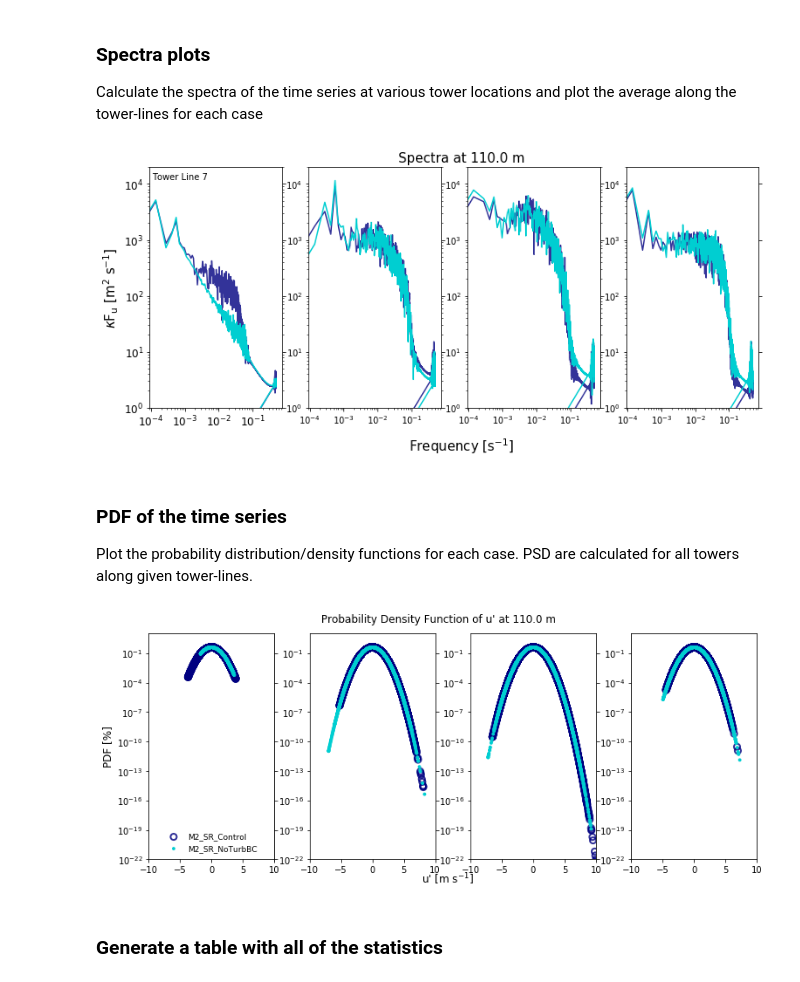
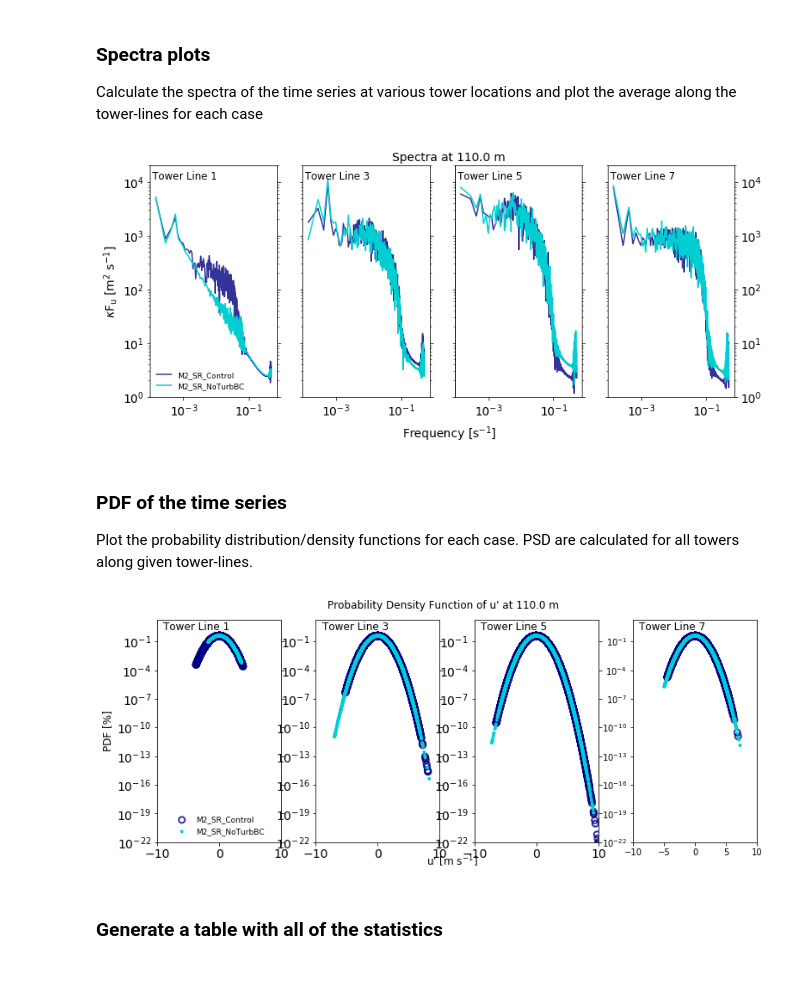
Before and after one commit to hawbecker/publications, a Jupyter notebook: ComplexTerrainNotebook.ipynb, the cells around one changed output. Cells and saved outputs as stored; diff of their text form; code cells hidden in the pictures.

Commit message:
Added labels and legends to all plots

```diff
--- a/ComplexTerrainNotebook.ipynb
+++ b/ComplexTerrainNotebook.ipynb
@@ -164,6 +167,9 @@ avgend   = -1 # when do you want to end the averaging?
 lvl     = 5
 twrs    = [1,3,5,7]
 ntwrs   = np.shape(twrs)[0]
+lblsize = 14.0
+txtsize = 12.0
+legsize = 10.0
 # %% [markdown]
 ### Load in the data and store for manipulation & plotting
 # %%
@@ -316,47 +326,55 @@ plt.subplots_adjust(left=0.08,right=0.96,bottom=0.11,top=0.96,wspace=0.20)
 if var == 'u':
     ybot = 1e0; ytop = 2e4
 elif var == 'w':
     ybot = 1e-2; ytop = 1e4
 ytics = [1e-2,1e-1,1e0,1e1,1e2,1e3,1e4,1e5,1e6,1e7]
 xtics = [1e-3,1e-2,1e-1]
 txtx = 6e-5
 plt1 = plt.subplot2grid((1,ntwrs),(0,0),rowspan=1)
 plt2 = plt.subplot2grid((1,ntwrs),(0,1),rowspan=1)
 plt3 = plt.subplot2grid((1,ntwrs),(0,2),rowspan=1)
 plt4 = plt.subplot2grid((1,ntwrs),(0,3),rowspan=1)
 plt1.tick_params(which='both',right=True,left=True)
-plt2.tick_params(which='both',right=True,left=True)
-plt3.tick_params(which='both',right=True,left=True)
+plt2.tick_params(which='both',right=True,left=True,labelleft=False)
+plt3.tick_params(which='both',right=True,left=True,labelleft=False)
+plt4.tick_params(which='both',right=True,left=True,labelleft=False,labelright=True)
+plt1.set_yticks(ytics)
 plt2.set_yticks(ytics,'')
 plt3.set_yticks(ytics,'')
 plt4.set_yticks(ytics,'')
-plt1.set_yticks(ytics)
-plt1.tick_params(labelsize=12)
-plt1.set_ylabel('$\kappa$F$_\mathrm{%s}$ [m$^2$ s$^{-1}$]' % var,size=15)
-plt3.text(txtx,1.1*ytop,'Spectra at %4.1f m' % twrheight,va='bottom',ha='center',size=15)
-plt3.text(txtx,0.3*ybot,'Frequency [s$^{-1}$]',va='top',ha='center',size=15)
+plt1.tick_params(labelsize=lblsize)
+plt2.tick_params(labelsize=lblsize)
+plt3.tick_params(labelsize=lblsize)
+plt4.tick_params(labelsize=lblsize)
+plt1.set_ylabel('$\kappa$F$_\mathrm{%s}$ [m$^2$ s$^{-1}$]' % var,size=lblsize)
+plt3.text(txtx,1.1*ytop,'Spectra at %4.1f m' % twrheight,va='bottom',ha='center',size=lblsize)
+plt3.text(txtx,0.3*ybot,'Frequency [s$^{-1}$]',va='top',ha='center',size=lblsize)
 plt3.set_xticks(xtics)
 plt2.tick_params(right=True,left=True)
 plt3.tick_params(right=True,left=True)
 plt4.tick_params(right=True,left=True)
 plt1.set_ylim((ybot,ytop))
 plt2.set_ylim((ybot,ytop))
 plt3.set_ylim((ybot,ytop))
 plt4.set_ylim((ybot,ytop))
-plt1.text(1.1e-4,0.8*ytop,'Tower Line %d' % twrs[tt],ha='left',va='top')
+plt1.text(1.1e-4,0.8*ytop,'Tower Line %d' % twrs[0],ha='left',va='top',size=txtsize)
+plt2.text(1.1e-4,0.8*ytop,'Tower Line %d' % twrs[1],ha='left',va='top',size=txtsize)
+plt3.text(1.1e-4,0.8*ytop,'Tower Line %d' % twrs[2],ha='left',va='top',size=txtsize)
+plt4.text(1.1e-4,0.8*ytop,'Tower Line %d' % twrs[3],ha='left',va='top',size=txtsize)
+
 for cc in range(0,ncases):
     for tt in range(0,ntwrs):
         krefx = np.arange(0.01,0.201,0.1)
         kshftA = 6.0*ybot*1e2
         kshftB = 5.0*ybot*1e3
-        if tt == 0: plt1.loglog(ff,ff*avgspec[varind,cc,tt,:],c=casec[cc],alpha=casea[cc])
-        if tt == 1: plt2.loglog(ff,ff*avgspec[varind,cc,tt,:],c=casec[cc],alpha=casea[cc])
-        if tt == 2: plt3.loglog(ff,ff*avgspec[varind,cc,tt,:],c=casec[cc],alpha=casea[cc])
-        if tt == 3: plt4.loglog(ff,ff*avgspec[varind,cc,tt,:],c=casec[cc],alpha=casea[cc])
-
+        if tt == 0: plt1.loglog(ff,ff*avgspec[varind,cc,tt,:],c=casec[cc],alpha=casea[cc],nonposx='mask',label=cases[cc])
+        if tt == 1: plt2.loglog(ff,ff*avgspec[varind,cc,tt,:],c=casec[cc],alpha=casea[cc],nonposx='mask')
+        if tt == 2: plt3.loglog(ff,ff*avgspec[varind,cc,tt,:],c=casec[cc],alpha=casea[cc],nonposx='mask')
+        if tt == 3: plt4.loglog(ff,ff*avgspec[varind,cc,tt,:],c=casec[cc],alpha=casea[cc],nonposx='mask')
+plt1.legend(frameon=False,loc=3,fontsize=9)
 plt.show(specfig)
 # %% [output]
-[figure, old version]
+[figure, new version]
 # %% [markdown]
 ### PDF of the time series
 Plot the probability distribution/density functions for each case. PSD are calculated for all towers along given tower-lines.
@@ -375,21 +393,26 @@ plt2.set_yscale('log')
 plt3.set_yscale('log')
 plt4.set_yscale('log')
 
-plt1.tick_params(right=True,left=True)
-plt2.tick_params(right=True,left=True)
-plt3.tick_params(right=True,left=True)
+plt1.tick_params(right=True,left=True,labelsize=lblsize)
+plt2.tick_params(right=True,left=True,labelsize=lblsize)
+plt3.tick_params(right=True,left=True,labelsize=lblsize)
 
 plt1.set_ylabel('PDF [%]',size=12)
-plt2.text(12,1e-24,"%s' [m s$^{-1}$]" % var,ha='center',va='center',size=12)
+plt2.text(12,1e-24,"%s' [m s$^{-1}$]" % var,ha='center',va='center',size=txtsize)
 plt1.set_xlim(-10,10)
 plt2.set_xlim(-10,10)
 plt3.set_xlim(-10,10)
 plt4.set_xlim(-10,10)
+ybot = 1e-22; ytop = 2e1
+plt1.set_ylim(ybot,ytop)
+plt2.set_ylim(ybot,ytop)
+plt3.set_ylim(ybot,ytop)
+plt4.set_ylim(ybot,ytop)
 
-plt1.set_ylim(1e-22,1e1)
-plt2.set_ylim(1e-22,1e1)
-plt3.set_ylim(1e-22,1e1)
-plt4.set_ylim(1e-22,1e1)
+plt1.text(-9,0.65*ytop,'Tower Line %d' % twrs[0],ha='left',va='top',size=txtsize)
+plt2.text(-9,0.65*ytop,'Tower Line %d' % twrs[1],ha='left',va='top',size=txtsize)
+plt3.text(-9,0.65*ytop,'Tower Line %d' % twrs[2],ha='left',va='top',size=txtsize)
+plt4.text(-9,0.65*ytop,'Tower Line %d' % twrs[3],ha='left',va='top',size=txtsize)
 
 for cc in range(0,ncases):
     for tt in range(0,ntwrs):
@@ -406,7 +429,7 @@ plt.suptitle("Probability Density Function of %s' at %3.1f m" % (var,twrheight))
 plt1.legend(frameon=False,loc=8,fontsize=9)
 plt.show(pdffig)
 # %% [output]
-[figure, old version]
+[figure, new version]
 # %% [markdown]
 ### Generate a table with all of the statistics
 # %%
```
Also changed, not shown: parts of 4 cells of this notebook.
